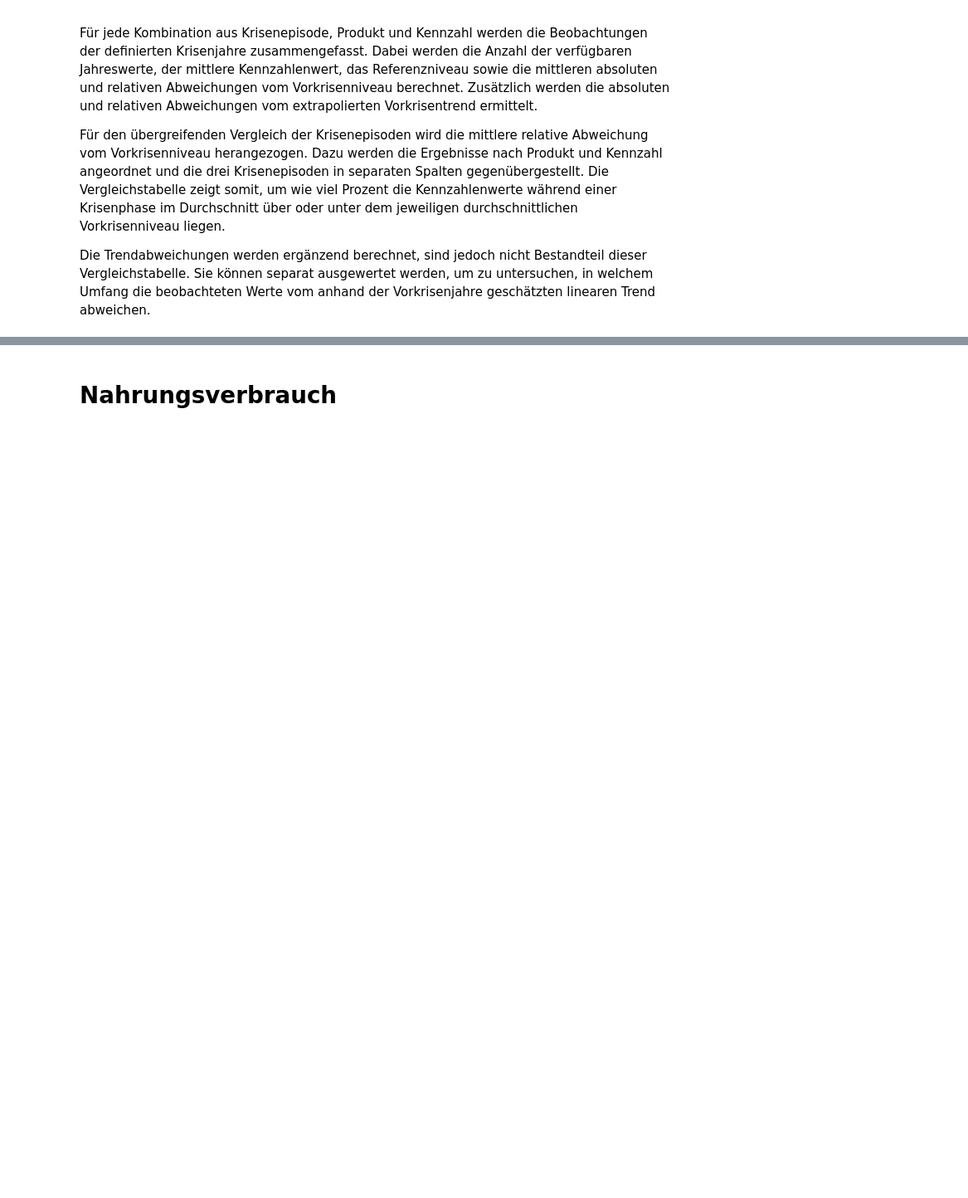
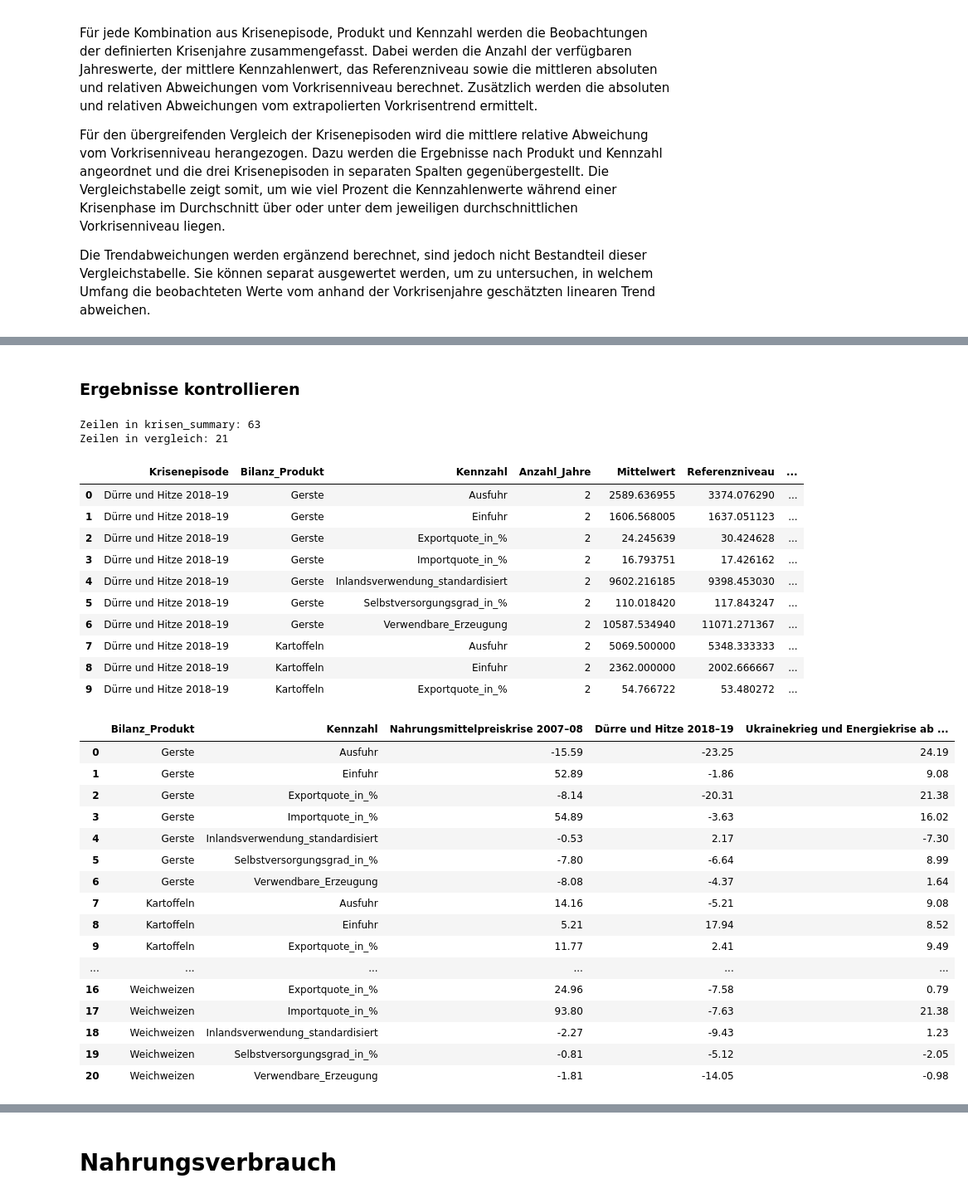
Before and after one commit to verveat/Agriculture_Crisis_Resilience, a Jupyter notebook: analysis/11_crisis_reference_niveau_method.ipynb, the cells around one changed output, grey strips where cells are left out. Shown at 83% size. Saved outputs shown, nothing was run; the diff lists cells and outputs as text; code cells hidden in the pictures; blank space fills up the shorter version.

```diff
--- a/analysis/11_crisis_reference_niveau_method.ipynb
+++ b/analysis/11_crisis_reference_niveau_method.ipynb
@@ -1049,3 +72,39 @@ Für jede Kombination aus Krisenepisode, Produkt und Kennzahl werden die Beobach
 Für den übergreifenden Vergleich der Krisenepisoden wird die mittlere relative Abweichung vom Vorkrisenniveau herangezogen. Dazu werden die Ergebnisse nach Produkt und Kennzahl angeordnet und die drei Krisenepisoden in separaten Spalten gegenübergestellt. Die Vergleichstabelle zeigt somit, um wie viel Prozent die Kennzahlenwerte während einer Krisenphase im Durchschnitt über oder unter dem jeweiligen durchschnittlichen Vorkrisenniveau liegen.
 
 Die Trendabweichungen werden ergänzend berechnet, sind jedoch nicht Bestandteil dieser Vergleichstabelle. Sie können separat ausgewertet werden, um zu untersuchen, in welchem Umfang die beobachteten Werte vom anhand der Vorkrisenjahre geschätzten linearen Trend abweichen.
+# %%
+import pandas as pd
+import numpy as np
+
+# Produkte
+produkte = ["Weichweizen", "Gerste", "Kartoffeln"]
+
+# Zu analysierende Kennzahlen
+variablen = [
+    "Verwendbare_Erzeugung",
+    "Inlandsverwendung_standardisiert",
+    "Einfuhr",
+    "Ausfuhr",
+    "Importquote_in_%",
+    "Exportquote_in_%",
+    "Selbstversorgungsgrad_in_%",
+]
+
+# Einheitliche Krisenparameter
+krisen = {
+    "Nahrungsmittelpreiskrise 2007–08": {
+        "crisis_year": "2007/08",
+        "crisis_length": 2,
+        "post_years": 3,
+    },
+    "Dürre und Hitze 2018–19": {
+        "crisis_year": "2018/19",
+        "crisis_length": 2,
+        "post_years": 3,
+    },
+    "Ukrainekrieg und Energiekrise ab 2022": {
+        "crisis_year": "2022/23",
+        "crisis_length": 2,
+        "post_years": 3,
+    },
+}
@@ -1228,0 +503,41 @@ display(vergleich)
+# %% [markdown]
+### Ergebnisse kontrollieren
+# %%
+# SCHRITT 2: Umfang der zusammengefassten Ergebnisse prüfen
+
+print("Zeilen in krisen_summary:", len(krisen_summary))
+print("Zeilen in vergleich:", len(vergleich))
+
+display(krisen_summary.head(10))
+display(vergleich)
+# %% [output]
+Zeilen in krisen_summary: 63
+Zeilen in vergleich: 21
+|  | Krisenepisode | Bilanz_Produkt | Kennzahl | Anzahl_Jahre | Mittelwert | Referenzniveau | ... |
+| 0 | Dürre und Hitze 2018–19 | Gerste | Ausfuhr | 2 | 2589.636955 | 3374.076290 | ... |
+| 1 | Dürre und Hitze 2018–19 | Gerste | Einfuhr | 2 | 1606.568005 | 1637.051123 | ... |
+| 2 | Dürre und Hitze 2018–19 | Gerste | Exportquote_in_% | 2 | 24.245639 | 30.424628 | ... |
+| 3 | Dürre und Hitze 2018–19 | Gerste | Importquote_in_% | 2 | 16.793751 | 17.426162 | ... |
+| 4 | Dürre und Hitze 2018–19 | Gerste | Inlandsverwendung_standardisiert | 2 | 9602.216185 | 9398.453030 | ... |
+| 5 | Dürre und Hitze 2018–19 | Gerste | Selbstversorgungsgrad_in_% | 2 | 110.018420 | 117.843247 | ... |
+| 6 | Dürre und Hitze 2018–19 | Gerste | Verwendbare_Erzeugung | 2 | 10587.534940 | 11071.271367 | ... |
+| 7 | Dürre und Hitze 2018–19 | Kartoffeln | Ausfuhr | 2 | 5069.500000 | 5348.333333 | ... |
+| 8 | Dürre und Hitze 2018–19 | Kartoffeln | Einfuhr | 2 | 2362.000000 | 2002.666667 | ... |
+| 9 | Dürre und Hitze 2018–19 | Kartoffeln | Exportquote_in_% | 2 | 54.766722 | 53.480272 | ... |
+|  | Bilanz_Produkt | Kennzahl | Nahrungsmittelpreiskrise 2007–08 | Dürre und Hitze 2018–19 | Ukrainekrieg und Energiekrise ab ... |
+| 0 | Gerste | Ausfuhr | -15.59 | -23.25 | 24.19 |
+| 1 | Gerste | Einfuhr | 52.89 | -1.86 | 9.08 |
+| 2 | Gerste | Exportquote_in_% | -8.14 | -20.31 | 21.38 |
+| 3 | Gerste | Importquote_in_% | 54.89 | -3.63 | 16.02 |
+| 4 | Gerste | Inlandsverwendung_standardisiert | -0.53 | 2.17 | -7.30 |
+| 5 | Gerste | Selbstversorgungsgrad_in_% | -7.80 | -6.64 | 8.99 |
+| 6 | Gerste | Verwendbare_Erzeugung | -8.08 | -4.37 | 1.64 |
+| 7 | Kartoffeln | Ausfuhr | 14.16 | -5.21 | 9.08 |
+| 8 | Kartoffeln | Einfuhr | 5.21 | 17.94 | 8.52 |
+| 9 | Kartoffeln | Exportquote_in_% | 11.77 | 2.41 | 9.49 |
+| ... | ... | ... | ... | ... | ... |
+| 16 | Weichweizen | Exportquote_in_% | 24.96 | -7.58 | 0.79 |
+| 17 | Weichweizen | Importquote_in_% | 93.80 | -7.63 | 21.38 |
+| 18 | Weichweizen | Inlandsverwendung_standardisiert | -2.27 | -9.43 | 1.23 |
+| 19 | Weichweizen | Selbstversorgungsgrad_in_% | -0.81 | -5.12 | -2.05 |
+| 20 | Weichweizen | Verwendbare_Erzeugung | -1.81 | -14.05 | -0.98 |
```
Also changed, not shown: parts of 57 cells of this notebook.
